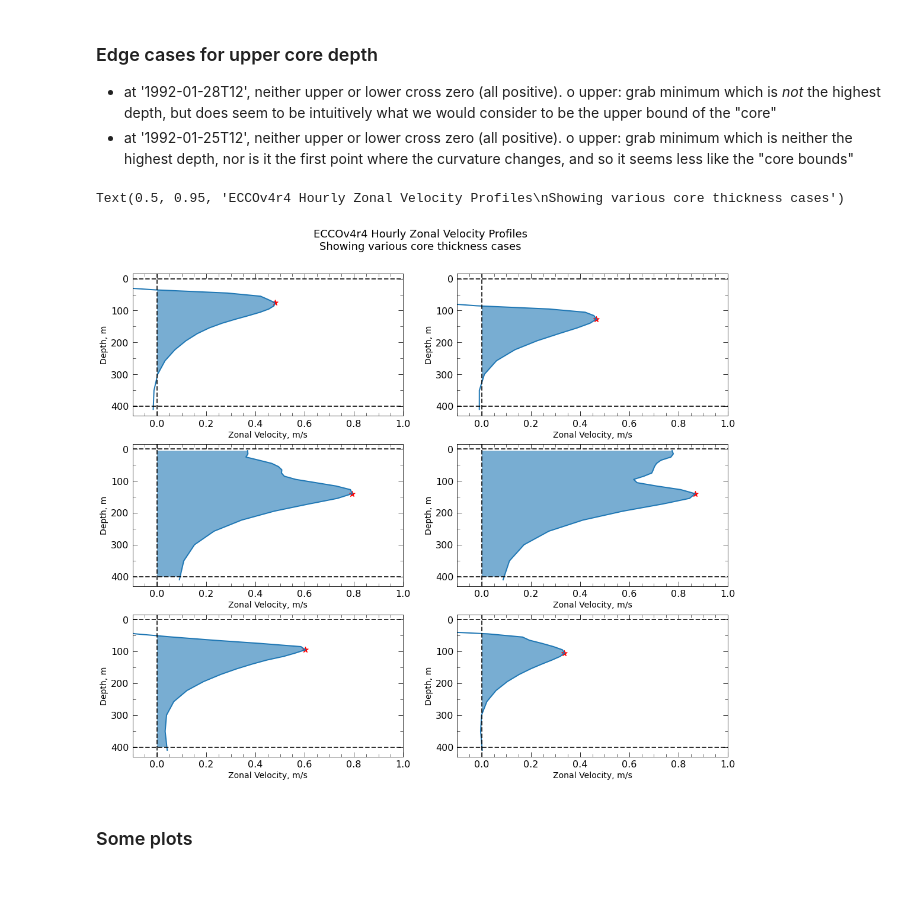
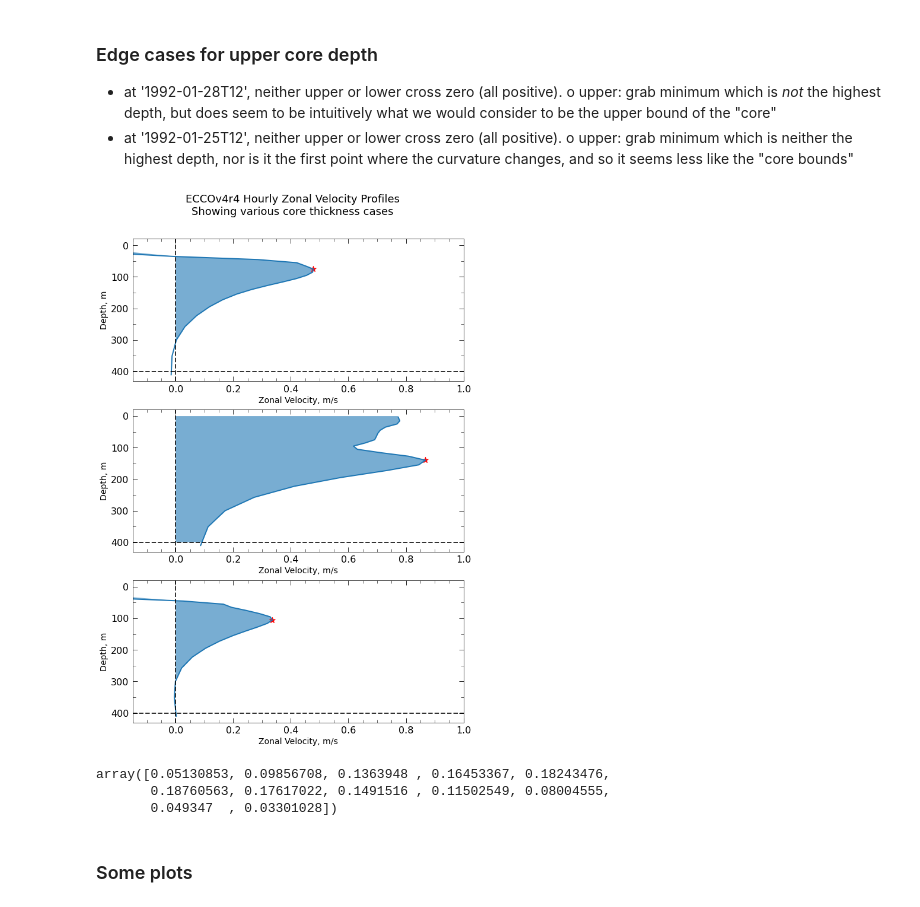
Before and after one commit to timothyas/eccov4-euc, a Jupyter notebook: notebooks/calc_ecco_etpw_corespeed.ipynb, the cells around one changed output. Cells and saved outputs as stored; diff of their text form; code cells hidden in the pictures.

Commit message:
3 panel version

```diff
--- a/notebooks/calc_ecco_etpw_corespeed.ipynb
+++ b/notebooks/calc_ecco_etpw_corespeed.ipynb
@@ -122,34 +122,50 @@ ax.set(title='EUC Z-t, 140$^\circ$W',xlabel='',ylabel='Core Depth, m');
     o upper: grab minimum which is neither the highest depth, nor is it the first point where the curvature changes, and so it seems less like the "core bounds"
 # %%
 plt.rcParams.update({'lines.markersize':10})
+# %%
+lon=-140
+#lon=147
 # %%
-fig,axs = plt.subplots(3,2,figsize=(18,5*3))
-times = ['1992-05-01T12','1993-01-01T12','1992-01-25T12','1992-01-28T12','1992-01-03T15','1992-03-21T13']
+fig,axs = plt.subplots(3,1,figsize=(10,5*3))
+#times = ['1992-05-01T12','1993-01-01T12','1992-01-25T12','1992-01-28T12','1992-01-03T15','1992-03-21T13']
+times = ['1992-05-01T12','1992-01-28T12','1992-03-21T13']
 for tt,ax in zip(times,axs.flatten()):
 
     # The upper, core, and lower depths
     uu = uvel.sel(lon=lon,time=tt)
     uu.plot(y='depth',yincrease=False,ax=ax)
-    cond = (uu>0) & (uu.depth<400) & (uu.depth>0)
+    cond = (uu.depth<400) & (uu.depth>0)
     mydepth = np.concatenate([[up.sel(lon=lon,time=tt).values],uu.depth.where(cond,drop=True).values,
                               [lo.sel(lon=lon,time=tt).values]])
+    # this is just a hack to replace5m with 0 for David
+    mydepth = np.array([x if x!=5. else 0. for x in mydepth])
     myvel = np.concatenate([[uu.interp(depth=up.sel(lon=lon,time=tt)).values],
                             uu.where(cond,drop=True),
                             [uu.interp(depth=lo.sel(lon=lon,time=tt)).values]])
-    ax.fill_betweenx(y=mydepth,x1=0*myvel,x2=myvel,alpha=.6)
+
+    # hack to get the fill between to look good even when velocity goes negative
+    posvel = myvel
+    #posvel[myvel<0]=0.
+    posvel[np.isnan(posvel)]=0.
+    ax.fill_betweenx(y=mydepth,x1=0*posvel,x2=posvel,alpha=.6)
     ax.scatter(uMax.sel(lon=lon,time=tt),depthMax.sel(lon=lon,time=tt),marker='*',color='red')
 
     # Define the bounds of what we consider
-    ax.axhline(0,color='black',alpha=.8,linestyle='--')
+    #ax.axhline(0,color='black',alpha=.8,linestyle='--')
     ax.axhline(400,color='black',alpha=.8,linestyle='--')
     ax.axvline(0,color='black',alpha=.8,linestyle='--')
-    ax.set(xlim=[-.1,1],title='',ylabel='Depth, m',xlabel='Zonal Velocity, m/s')
+    ax.set(xlim=[-.15,1],title='',ylabel='Depth, m',xlabel='Zonal Velocity, m/s')
     pych.nice_inward_ticks(ax=ax,xminor_skip=.05,yminor_skip=50)
 fig.suptitle('ECCOv4r4 Hourly Zonal Velocity Profiles\nShowing various core thickness cases',fontsize=18,y=.95)
-#fig.savefig('../figures/eccov4r4_uvel_profiles_140W.png',dpi=300,bbox_inches='tight')
+fig.savefig('../figures/eccov4r4_uvel_profiles_140W_3 panels.png',dpi=300,bbox_inches='tight')
 # %% [output]
-Text(0.5, 0.95, 'ECCOv4r4 Hourly Zonal Velocity Profiles\nShowing various core thickness cases')
-[figure, old version]
+[figure, new version]
+# %%
+myvel[np.array(pos)]
+# %% [output]
+array([0.05130853, 0.09856708, 0.1363948 , 0.16453367, 0.18243476,
+       0.18760563, 0.17617022, 0.1491516 , 0.11502549, 0.08004555,
+       0.049347  , 0.03301028])
 # %% [markdown]
 ### Some plots
 # %%
```
